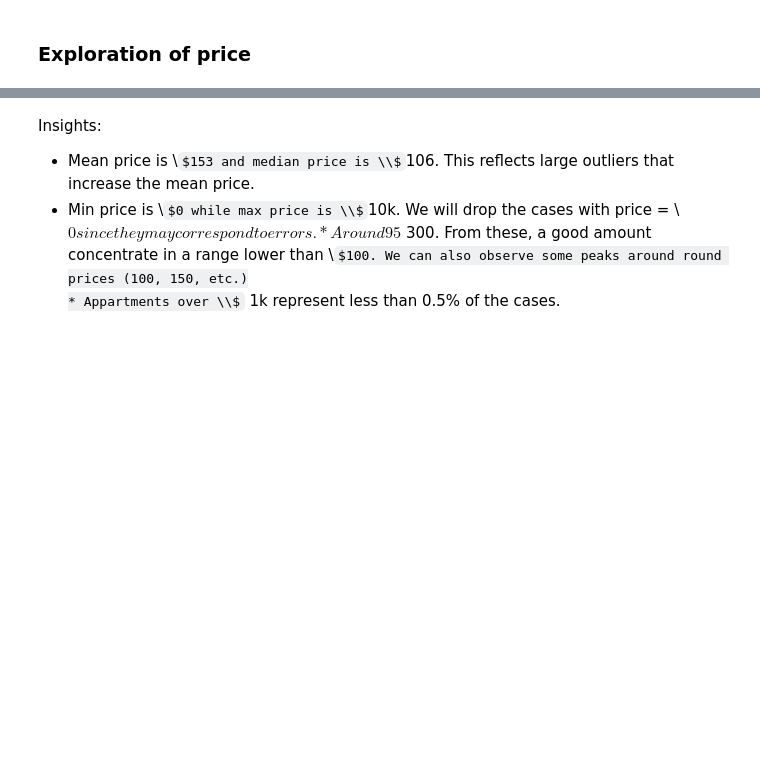
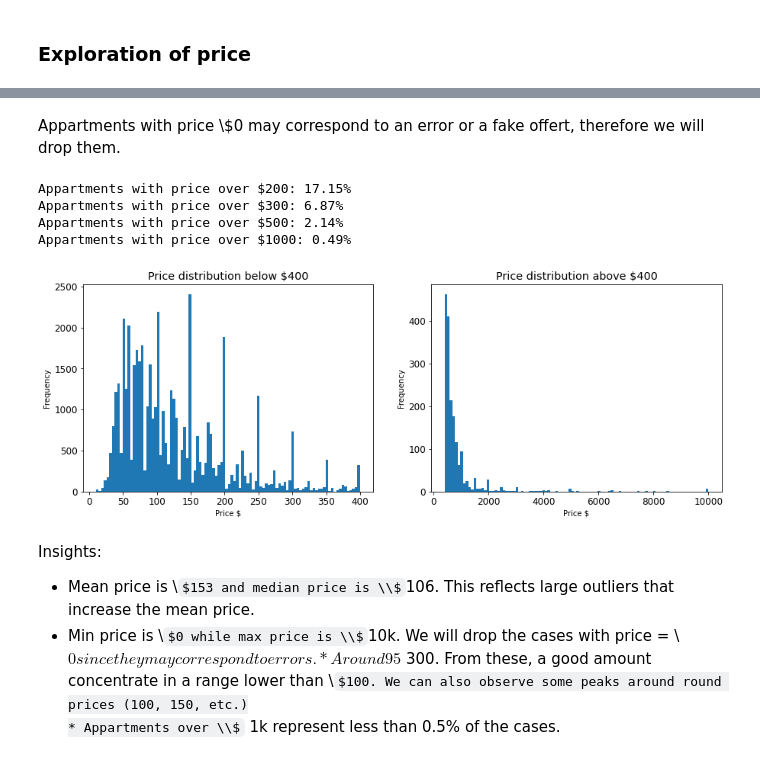
Before and after one commit to natbolon/airbnb_prices, a Jupyter notebook: airbnb_prices.ipynb, the cells around one changed output, grey strips where cells are left out. Drawn from its saved outputs; the diff is of its cells as text; code cells hidden in the pictures; some formulas as TeX source; blank space fills up the shorter version.

```diff
--- a/airbnb_prices.ipynb
+++ b/airbnb_prices.ipynb
@@ -71,3 +101,5 @@ print('Number of cases with price = $0: ',len(df_airbnb[df_airbnb.price == 0]))
+# %% [markdown]
+Appartments with price \\$0 may correspond to an error or a fake offert, therefore we will drop them.
 # %%
 # drop cases with price 0
 df_airbnb.drop(df_airbnb[df_airbnb.price < 10]. index, axis=0, inplace=True)
@@ -78,17 +110,25 @@ def print_pct_price(attribute, value):
                  value, \
                  100 * len(df_airbnb[df_airbnb[attribute] > value])/len(df_airbnb)))
 
-print_pct_price('price', 200)
-print_pct_price('price', 300)
-print_pct_price('price', 500)
-print_pct_price('price', 1000)
+for p in [200, 300, 500, 1000]:
+    print_pct_price('price', p)
+# %% [output]
+Appartments with price over $200: 17.15%
+Appartments with price over $300: 6.87%
+Appartments with price over $500: 2.14%
+Appartments with price over $1000: 0.49%
 # %%
 f, ax = plt.subplots(1, 2, figsize=(15,5))
-df_airbnb[df_airbnb['price'] <= 400].price.plot(kind='hist', bins=100,title='Price distribution below $300', ax=ax[0])
-df_airbnb[df_airbnb['price'] > 400].price.plot(kind='hist', bins=100, title='Price distribution above $300', ax=ax[1])
+price_max = 400
+df_airbnb[df_airbnb['price'] <= price_max].price.plot(kind='hist', bins=100,\
+                                                title='Price distribution below ${}'.format(price_max), ax=ax[0])
+df_airbnb[df_airbnb['price'] > price_max].price.plot(kind='hist', bins=100, \
+                                                     title='Price distribution above ${}'.format(price_max), ax=ax[1])
 ax[0].set_xlabel('Price $')
 ax[1].set_xlabel('Price $')
 plt.show()
+# %% [output]
+[figure, added]
 # %% [markdown]
 Insights:
 * Mean price is \\$153 and median price is \\$106. This reflects large outliers that increase the mean price.
```
Also changed, not shown: parts of 56 cells of this notebook.
